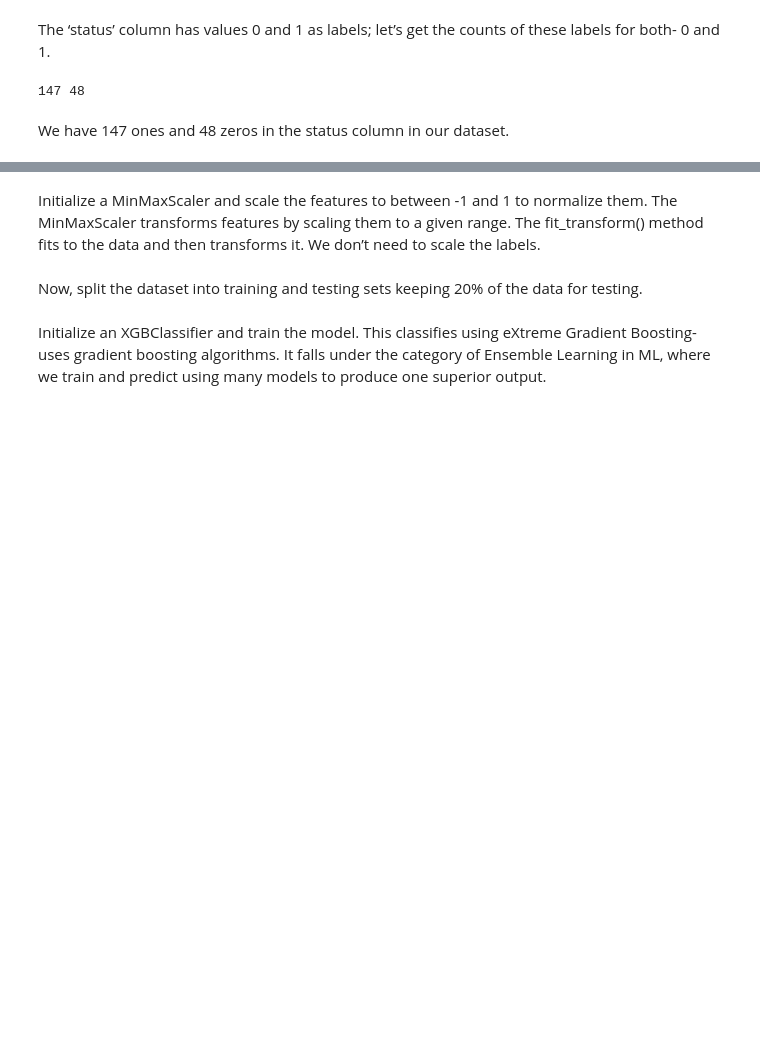
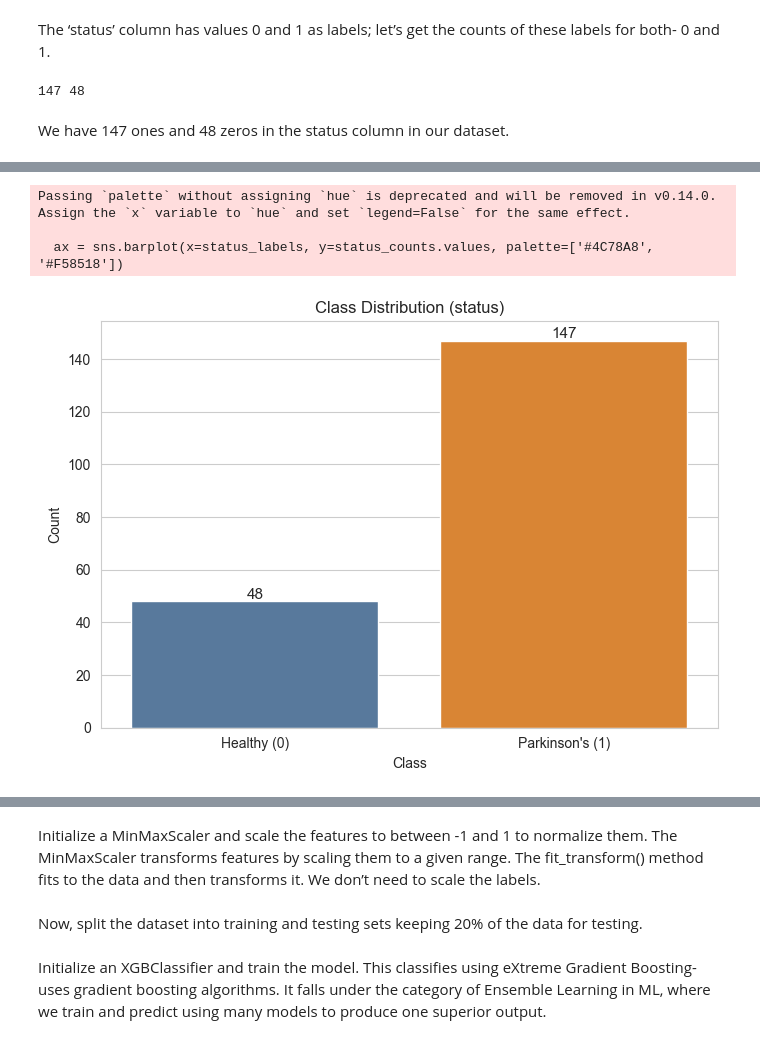
Before and after one commit to MoHazem02/UCI-ML-Parkinsons-dataset, a Jupyter notebook: detecting-parkinson-with-xgboost-explained.ipynb, the cells around one changed output, grey strips where cells are left out. Saved outputs shown, nothing was run; the diff lists cells and outputs as text; code cells hidden in the pictures; blank space fills up the shorter version.

Commit message:
Visualizations added

```diff
--- a/detecting-parkinson-with-xgboost-explained.ipynb
+++ b/detecting-parkinson-with-xgboost-explained.ipynb
@@ -32,13 +27,25 @@ In this notebook, we will use XGBoost to increase accuracy while decreasing the
 import numpy as np
 import pandas as pd
 import os, sys
+import matplotlib.pyplot as plt
+import seaborn as sns
+
 from sklearn.preprocessing import MinMaxScaler
 from xgboost import XGBClassifier
 from sklearn.model_selection import train_test_split
-from sklearn.metrics import accuracy_score
+from sklearn.metrics import (
+    accuracy_score,
+    confusion_matrix,
+    classification_report,
+    roc_curve,
+    auc
+)
+
+sns.set_style('whitegrid')
+plt.rcParams['figure.figsize'] = (10, 6)
 # %%
 #DataFlair - Read the data
-df=pd.read_csv('parkinsons_updrs.data')
+df=pd.read_csv('parkinsons.data')
 df.head()
 # %% [output]
 |  | name | MDVP:Fo(Hz) | MDVP:Fhi(Hz) | MDVP:Flo(Hz) | MDVP:Jitter(%) | MDVP:Jitter(Abs) | MDVP:RAP | ... |
@@ -65,0 +101,19 @@ We have 147 ones and 48 zeros in the status column in our dataset.
+# %%
+# Class distribution plot
+status_counts = pd.Series(labels).value_counts().sort_index()
+status_labels = ['Healthy (0)', "Parkinson's (1)"]
+
+plt.figure(figsize=(7,5))
+ax = sns.barplot(x=status_labels, y=status_counts.values, palette=['#4C78A8', '#F58518'])
+for i, v in enumerate(status_counts.values):
+    ax.text(i, v + 1, str(v), ha='center', fontsize=11)
+plt.title('Class Distribution (status)')
+plt.ylabel('Count')
+plt.xlabel('Class')
+plt.tight_layout()
+plt.show()
+# %% [output]
+Passing `palette` without assigning `hue` is deprecated and will be removed in v0.14.0. Assign the `x` variable to `hue` and set `legend=False` for the same effect.
+
+  ax = sns.barplot(x=status_labels, y=status_counts.values, palette=['#4C78A8', '#F58518'])
+[figure, added]
```
Also changed, not shown: parts of 12 cells of this notebook.
